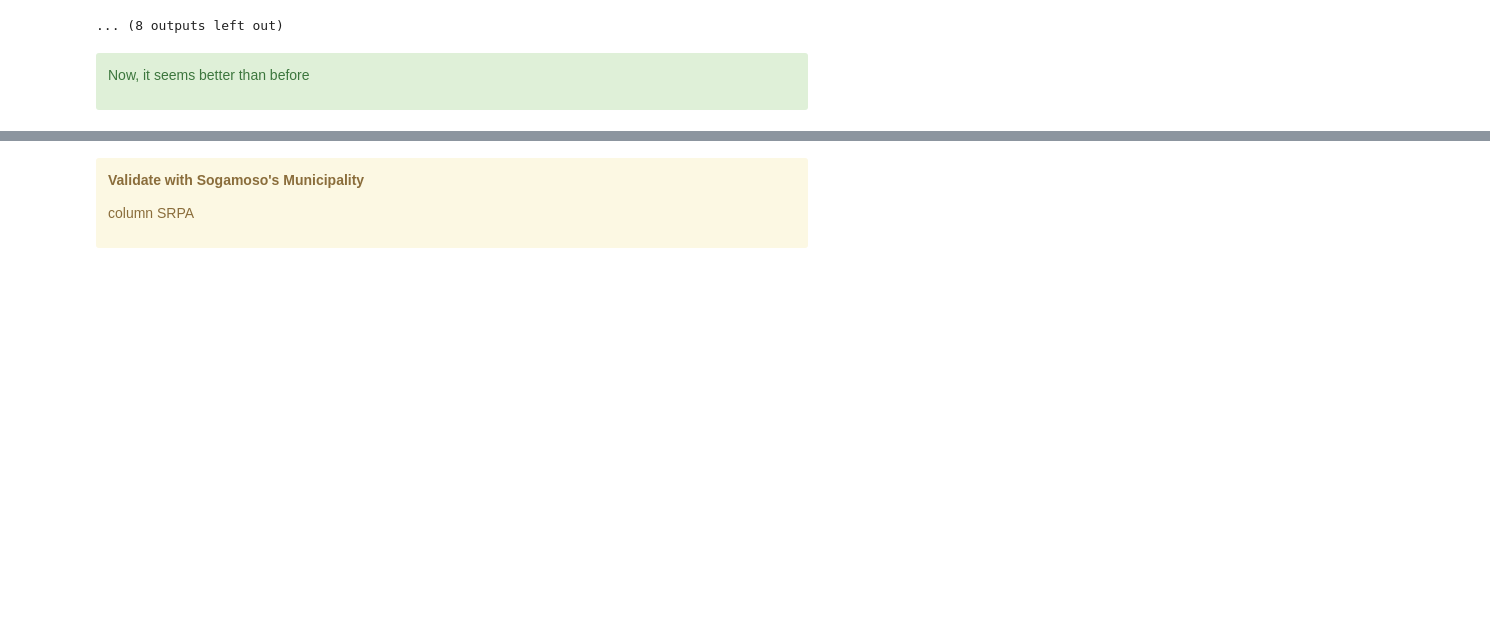
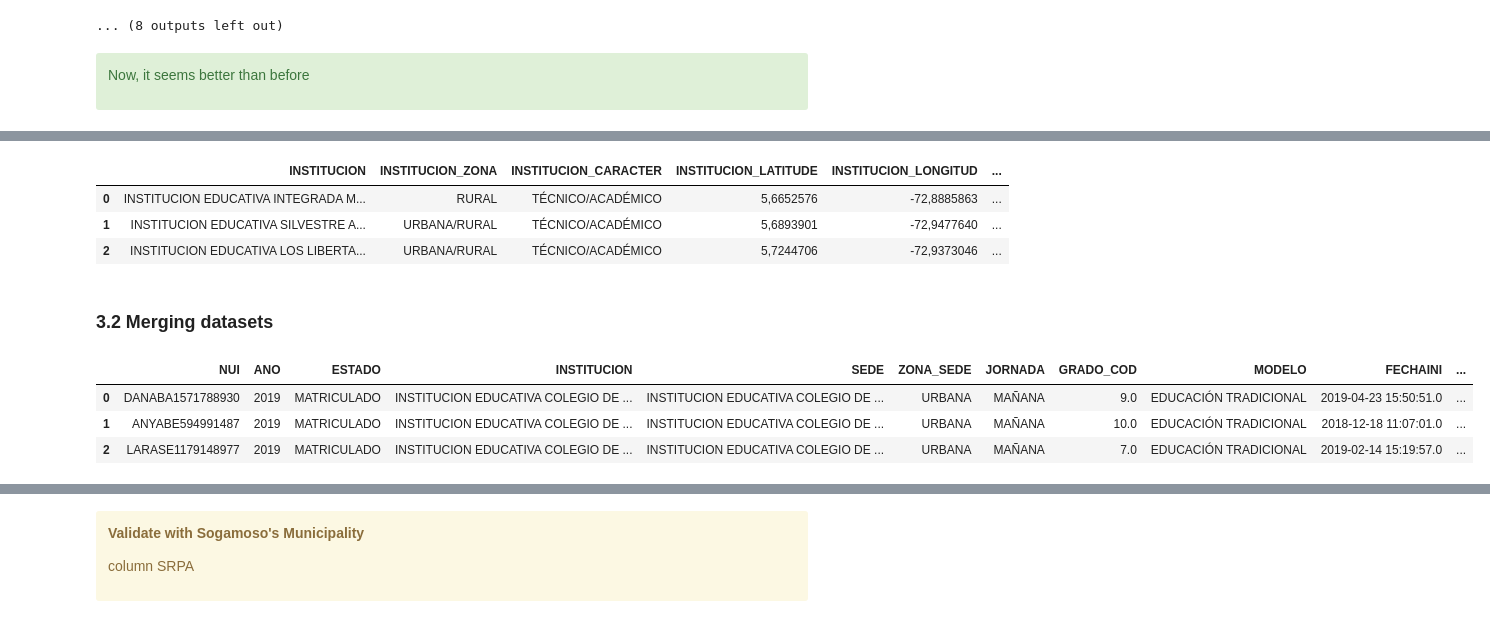
Before and after one commit to samirhinojosa/school-dropout-in-sogamoso, a Jupyter notebook: notebooks/school_dropout_eda.ipynb, the cells around one changed output, grey strips where cells are left out. Saved outputs shown, nothing was run; the diff lists cells and outputs as text; code cells hidden in the pictures; blank space fills up the shorter version.

```diff
--- a/notebooks/school_dropout_eda.ipynb
+++ b/notebooks/school_dropout_eda.ipynb
@@ -747,0 +914,15 @@ NameError: name 'XX' is not defined
+# %%
+df_schools_MEN.rename(columns={
+    "BÁSICA PRIMARIA" : "INSTITUCION_BASICA_PRIMARIA",
+    "BÁSICA SECUNDARIA" : "INSTITUCION_SECUNDARIA_PRIMARIA",
+    "MEDIA" : "INSTITUCION_MEDIA",
+    "PREESCOLAR" : "INSTITUCION_PREESCOLAR",
+    "PRIMERA INFANCIA" : "INSTITUCION_PRIMERA_INFANCIA"}, inplace=True)
+# %%
+pd.set_option("display.max_columns", None) # To show all column in the dataset
+df_schools_MEN.head(3)
+# %% [output]
+|  | INSTITUCION | INSTITUCION_ZONA | INSTITUCION_CARACTER | INSTITUCION_LATITUDE | INSTITUCION_LONGITUD | ... |
+| 0 | INSTITUCION EDUCATIVA INTEGRADA M... | RURAL | TÉCNICO/ACADÉMICO | 5,6652576 | -72,8885863 | ... |
+| 1 | INSTITUCION EDUCATIVA SILVESTRE A... | URBANA/RURAL | TÉCNICO/ACADÉMICO | 5,6893901 | -72,9477640 | ... |
+| 2 | INSTITUCION EDUCATIVA LOS LIBERTA... | URBANA/RURAL | TÉCNICO/ACADÉMICO | 5,7244706 | -72,9373046 | ... |
@@ -747,0 +931,2 @@ NameError: name 'XX' is not defined
+# %% [markdown]
+### 3.2 Merging datasets
@@ -747,0 +935,8 @@ NameError: name 'XX' is not defined
+# %%
+pd.set_option("display.max_columns", None) # To show all column in the dataset
+df_students.head(3)
+# %% [output]
+|  | NUI | ANO | ESTADO | INSTITUCION | SEDE | ZONA_SEDE | JORNADA | GRADO_COD | MODELO | FECHAINI | ... |
+| 0 | DANABA1571788930 | 2019 | MATRICULADO | INSTITUCION EDUCATIVA COLEGIO DE ... | INSTITUCION EDUCATIVA COLEGIO DE ... | URBANA | MAÑANA | 9.0 | EDUCACIÓN TRADICIONAL | 2019-04-23 15:50:51.0 | ... |
+| 1 | ANYABE594991487 | 2019 | MATRICULADO | INSTITUCION EDUCATIVA COLEGIO DE ... | INSTITUCION EDUCATIVA COLEGIO DE ... | URBANA | MAÑANA | 10.0 | EDUCACIÓN TRADICIONAL | 2018-12-18 11:07:01.0 | ... |
+| 2 | LARASE1179148977 | 2019 | MATRICULADO | INSTITUCION EDUCATIVA COLEGIO DE ... | INSTITUCION EDUCATIVA COLEGIO DE ... | URBANA | MAÑANA | 7.0 | EDUCACIÓN TRADICIONAL | 2019-02-14 15:19:57.0 | ... |
```
Also changed, not shown: parts of 45 cells of this notebook.
